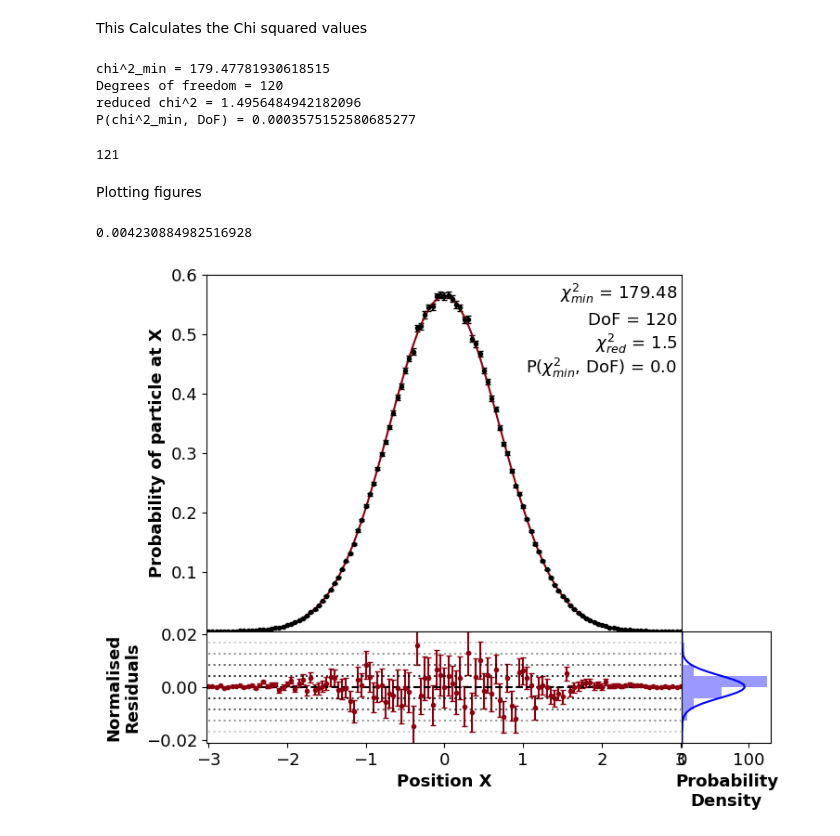
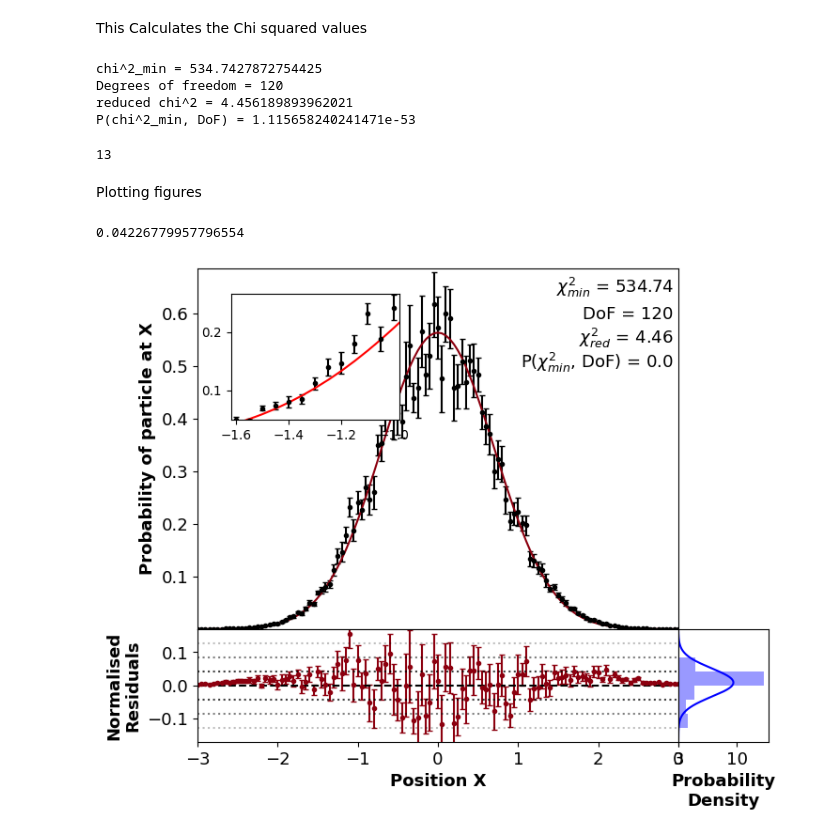
Before and after one commit to Wildeofthewest1/ProjectRepo, a Jupyter notebook: FeynmanPathIntegralJUPYTER.ipynb, the cells around one changed output. Cells and saved outputs as stored; diff of their text form; code cells hidden in the pictures.

Commit message:
Big problem but errors seem correct now

```diff
--- a/FeynmanPathIntegralJUPYTER.ipynb
+++ b/FeynmanPathIntegralJUPYTER.ipynb
@@ -12,7 +12,7 @@ Define constants and x values
 # %%
 Iterations = (10**5)
 N = 7
-T = N
+T = 4
 #epsilon = T/(N)
 m = 1
 hbar = 1
@@ -4068,7 +4068,7 @@ def average(num_to_avs,paths1,Cs,As):
 #USING ROOT MEAN SQUARE ERROR
 # %%
 a = 1
-ys, yerrs = average(100,1000,Cs,As)# average(NumberOfAverages,NumberOfPaths)
+ys, yerrs = average(10,10,Cs,As)# average(NumberOfAverages,NumberOfPaths)
 # %% [markdown]
 This Calculates the Chi squared values
 # %%
@@ -4086,16 +4086,16 @@ print('reduced chi^2 = {}'.format(reduced_chi2))
 print('P(chi^2_min, DoF) = {}'.format(Pvalue))
 #critical value for 120 dof at 5% significance level 146.567
 # %% [output]
-chi^2_min = 179.47781930618515
+chi^2_min = 534.7427872754425
 Degrees of freedom = 120
-reduced chi^2 = 1.4956484942182096
-P(chi^2_min, DoF) = 0.0003575152580685277
+reduced chi^2 = 4.456189893962021
+P(chi^2_min, DoF) = 1.115658240241471e-53
 # %%
 #plot limits
 delta = 0.02
 #must be a multiple of dx = 0.05 and startx < endx
-startx = -3
-endx = 3
+startx = -1.6
+endx = -1
 
 startx -= delta
 endx += delta
@@ -4126,17 +4126,23 @@ else:
 minixs = (xs[startindex:])[:endindex]
 miniys = (ys[startindex:])[:endindex]
 miniyerrs = (yerrs[startindex:])[:endindex]
+maxy = np.max(miniys + miniyerrs)
 # %% [output]
-121
+13
 # %% [markdown]
 Plotting figures
 # %%
 f1 = plt.figure(1)
 
 f1.add_axes((0,0,plotwidth,plotheight))
-plt.gca().set_ylim([miny*0.99,np.max(ys+yerrs)*1.01])
-#plt.gca().set_xlim([xs[0],xs[-1]])
-plt.gca().set_xlim([startx,endx])
+
+
+
+plt.gca().set_ylim([0,np.max(ys+yerrs)*1.01])
+plt.gca().set_xlim([xs[0],xs[-1]])
+
+
+
 plt.gca().axes.get_xaxis().set_ticks([])
 plt.gca().axes.get_yaxis().set_ticks([0.1,0.2,0.3,0.4,0.5,0.6])
 
@@ -4158,18 +4164,22 @@ plt.text(.99, .84, "$\chi_{red}^2$ = "+"{}".format(str(round(reduced_chi2, 2))),
 plt.text(.99, .77, "P($\chi_{min}^2$, DoF) = "+"{}".format(str(round(Pvalue, 2))), ha='right', va='top', transform=plt.gca().transAxes, fontsize = textsize)#, bbox = dict(facecolor = 'yellow', alpha = 0.5))
 
 
-############################################# Mini plot showing all data
+############################################# Mini plot showing range of data
 
-f1.add_axes((0.07*plotwidth,0.07*plotheight-miniscale*plotheight,miniscale*plotwidth,miniscale*plotheight))
-plt.gca().set_ylim([0,np.max(ys+yerrs)*1.01])
-plt.gca().set_xlim([xs[0],xs[-1]])
+f1.add_axes((0.07*plotwidth,-0.07*plotheight+plotheight -miniscale*plotheight,miniscale*plotwidth,miniscale*plotheight))
+
+
+plt.gca().set_ylim([miny*0.99,maxy*1.01])
+plt.gca().set_xlim([startx,endx])
+
+
 plt.yticks(fontsize = minitextscale*textsize)
 plt.xticks(fontsize = minitextscale*textsize)
 #plt.gca().axes.get_xaxis().set_ticks([-3,-2,-1,0,1,2,3])
 
-plt.errorbar(minixs, miniys, miniyerrs, color = "black", linestyle = "none")#plot the numerical solution
+plt.errorbar(minixs, miniys, miniyerrs, color = "black", capsize = 2, fmt=".")#plot the numerical solution
 
-plt.plot(xs,analyticalValues, color = "red", alpha = 0.3)#plot the analytical solution
+plt.plot(xs,analyticalValues, color = "red")#plot the analytical solution
 
 ##########################################
 
@@ -4180,7 +4190,7 @@ j = int(np.max(normres + reserrs)/stdd)
 
 f1.add_axes((0,-resplotheight,plotwidth,resplotheight))#add axes for residual plot
 plt.gca().set_ylim([-j*stdd,j*stdd])
-plt.gca().set_xlim([startx,endx])
+plt.gca().set_xlim([xs[0],xs[-1]])
 plt.yticks(fontsize = textsize)
 plt.xticks(fontsize = textsize)
 
@@ -4195,33 +4205,33 @@ for i in range(1,j):
 
 for i in range(-j+1,0):
     plt.plot(xs,i*stdresarray, color='black', linestyle='dotted', alpha = 1+i/j)
 
 plt.plot(xs,0*stdresarray, color='black', linestyle='dashed', alpha = 1)
 
 #######################################
 
-x = np.arange(-j*stdd,j*stdd,0.001)
+x = np.arange(-j*stdd,j*stdd,0.0001)
 mean = statistics.mean(normres)
 sd = statistics.stdev(normres)
 
 
 f1.add_axes((plotwidth,-resplotheight,histplotwidth,resplotheight))#add axes for histogram plot
 plt.gca().set_ylim([-j*stdd,j*stdd])
 plt.gca().axes.get_yaxis().set_ticks([])
 #plt.gca().axes.get_xaxis().set_ticks([5,10])
 plt.yticks(fontsize = textsize)
 plt.xticks(fontsize = textsize)
 plt.xlabel("Probability\nDensity", fontsize = textsize, weight = "bold")
 histrange = np.arange(-j*stdd,(j+1)*stdd,stdd)
 
 plt.hist(normres, histrange, density=True, orientation = "horizontal", color = "blue", alpha = 0.4)
 plt.plot( norm.pdf(x, mean, sd), x, color = "blue")
 
 
 #actionarray = metropolis(100,0)
 #plt.plot(np.arange(0,100,1),actionarray)
 
 plt.show()
 # %% [output]
-0.004230884982516928
+0.04226779957796554
-[figure, old version]
+[figure, new version]
```
